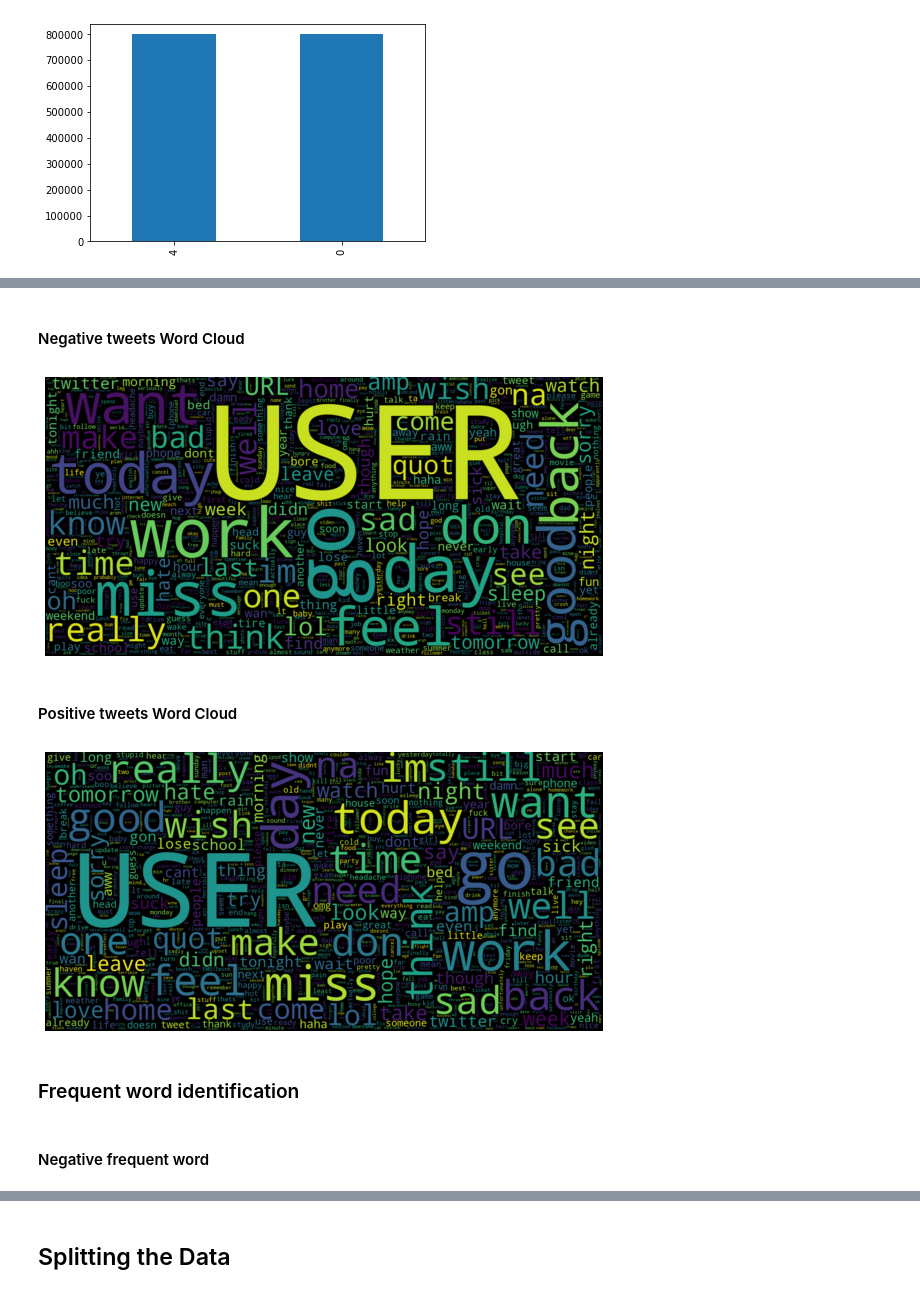
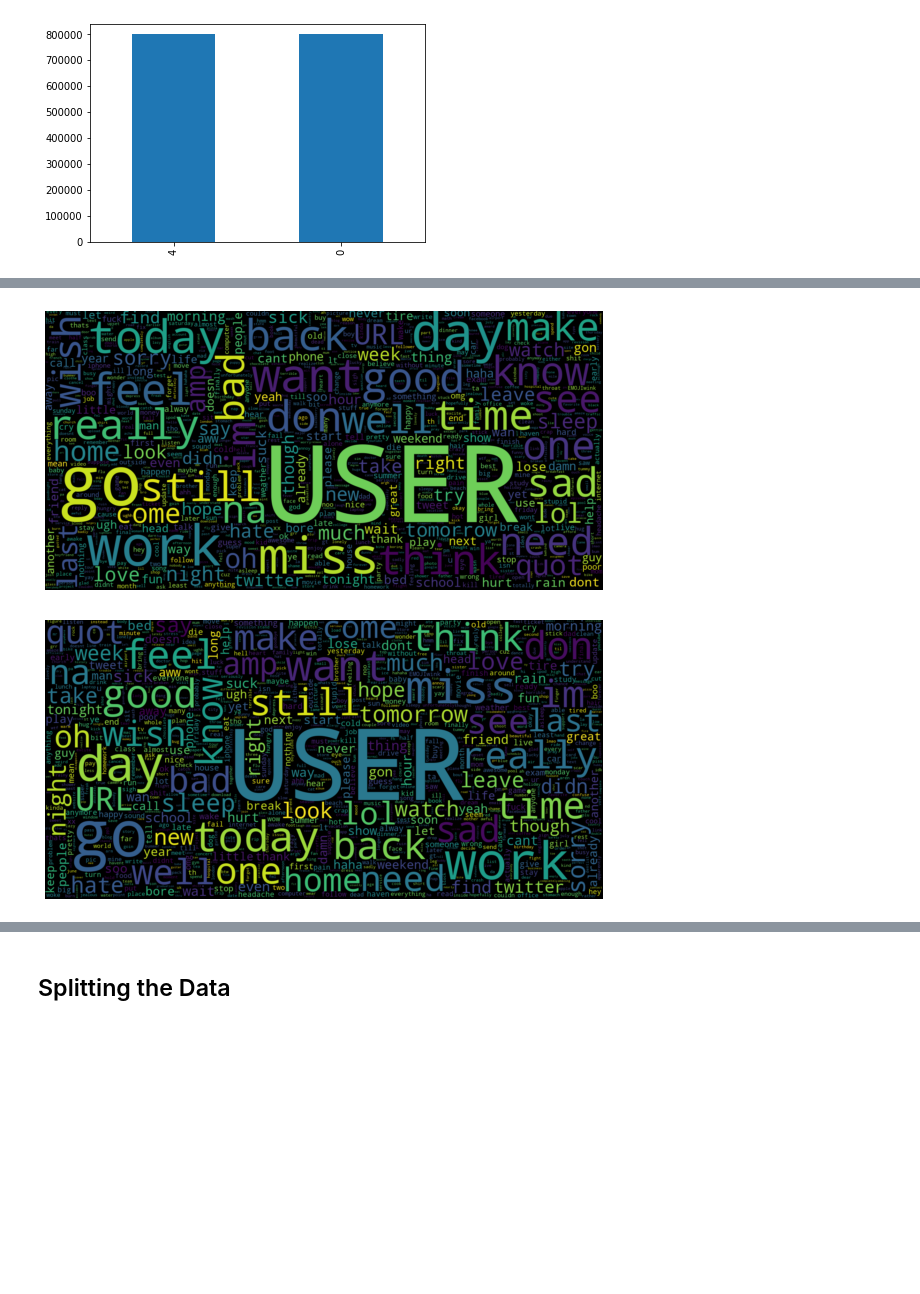
Before and after one commit to MoSaidi/Sentiment-Analysis, a Jupyter notebook: notebook/Sentiment-Analysis-Notebook.ipynb, the cells around one changed output, grey strips where cells are left out. Drawn from its saved outputs; the diff is of its cells as text; code cells hidden in the pictures; blank space fills up the shorter version.

```diff
--- a/notebook/Sentiment-Analysis-Notebook.ipynb
+++ b/notebook/Sentiment-Analysis-Notebook.ipynb
@@ -83,6 +160,5 @@ data['sentiment'].value_counts().plot.bar()
 # %%
-#let's create a new dataframe containing just the two relevant columns that we need
-
-data = data[["sentiment", "text"]]
+# Considering the relevant columns in the final dataframe
+data = data[['text','sentiment']]
 data.head()
 # %% [output]
@@ -221,10 +292,9 @@ def preprocess(textdata):
 
     return processedText
 # %%
-# apply the function to our text list
-import time as t
-t = t.time()
-text = preprocess(text)
+# Applying the entire text stored in list "text" for preprocessing and calculating the time taken to perform the operation
+t = time.time()
+preprocessedtext = preprocess(text)
 print('Text Preprocessing complete.')
 print(f'Time Taken: {round(time.time()-t)} seconds')
 # %% [output]
@@ -275,14 +316,14 @@ from nltk.corpus import wordnet
 # %%
 # Created a method to perform lemmatization with POS tags identified via a pos_tag method
-def lemmatize_process(text):
+def lemmatize_process(preprocessedtext):
     # Create Lemmatizer
     lemma = WordNetLemmatizer()
 
-    finalText = []
-    for comment in text:
-        text_pos = pos_tag(word_tokenize(comment))
+    finalprocessedtext = []
+    for tweet in preprocessedtext:
+        text_pos = pos_tag(word_tokenize(tweet))
         words = [x[0] for x in text_pos]
         pos = [x[1] for x in text_pos]
-        comment_lemma = " ".join([lemma.lemmatize(a,get_wordnet_pos_tag(b)) for a,b in zip(words,pos)])
-        finalText.append(comment_lemma)
-    return finalText
+        tweet_lemma = " ".join([lemma.lemmatize(a,get_wordnet_pos_tag(b)) for a,b in zip(words,pos)])
+        finalprocessedtext.append(tweet_lemma)
+    return finalprocessedtext
@@ -311,8 +351,8 @@ True
 # %%
 # Applying the entire text stored in list "text" for preprocessing and calculating the time taken to perform the operation
-t2 = time.time()
-text = lemmatize_process(text)
+t = time.time()
+processedtext = lemmatize_process(preprocessedtext)
 print('Text Lemmatization complete.')
-print(f'Time Taken: {round(time.time()-t2)} seconds')
+print(f'Time Taken: {round(time.time()-t)} seconds')
 # %% [output]
 Text Lemmatization complete.
@@ -337,33 +362,28 @@ from wordcloud import WordCloud
-# %% [markdown]
-#### Negative tweets Word Cloud
 # %%
-# Creating word cloud of negative tweets,
-# the first 80000 tweets are negative
+# Creating word cloud of negative tweets, where the words appearing larger are more frequent in nature across articles
+# First 800000 tweets in the list are negative tweets
 
-data_negatives = text[:800000]
-all_negative_words = ' '.join(data_negatives)
+data_neg = processedtext[:800000]
+all_negwords = ' '.join(data_neg)
 wordcloud = WordCloud(max_words = 1000, width= 1600, height= 800,
-                      collocations = False).generate(all_negative_words)
+                      collocations = False).generate(all_negwords)
 plt.figure(figsize=(10,7))
 plt.imshow(wordcloud, interpolation='bilinear')
 plt.axis("off")
 plt.show()
 # %% [output]
-[figure, old version]
+[figure, new version]
-# %% [markdown]
-#### Positive tweets Word Cloud
 # %%
-# Creating word cloud of positive tweets
+# Creating word cloud of positive tweets, where the words appearing larger are more frequent in nature acros articles
+# Last 800000 tweets in the list are negative tweets
 
-data_positive = text[800000:]
-all_positive_words = ' '.join(data_negatives)
+data_pos = processedtext[800000:]
+all_poswords = ' '.join(data_pos)
 wordcloud = WordCloud(max_words = 1000, width= 1600, height= 800,
-                      collocations = False).generate(all_positive_words)
+                      collocations = False).generate(all_negwords)
 plt.figure(figsize=(10,7))
 plt.imshow(wordcloud, interpolation='bilinear')
 plt.axis("off")
 plt.show()
 # %% [output]
-[figure, old version]
+[figure, new version]
-# %% [markdown]
-### Frequent word identification
@@ -385,7 +404,5 @@ def mostFrequentWords(tweets,quantity):
     ax.set(ylabel = "Count")
     plt.xticks(rotation='vertical')
     plt.show()
-# %% [markdown]
-#### Negative frequent word
 # %%
 # Calling the above method for negative cases, plotting the most frequent top 10 words
```
Also changed, not shown: parts of 84 cells of this notebook, 1 other file.
